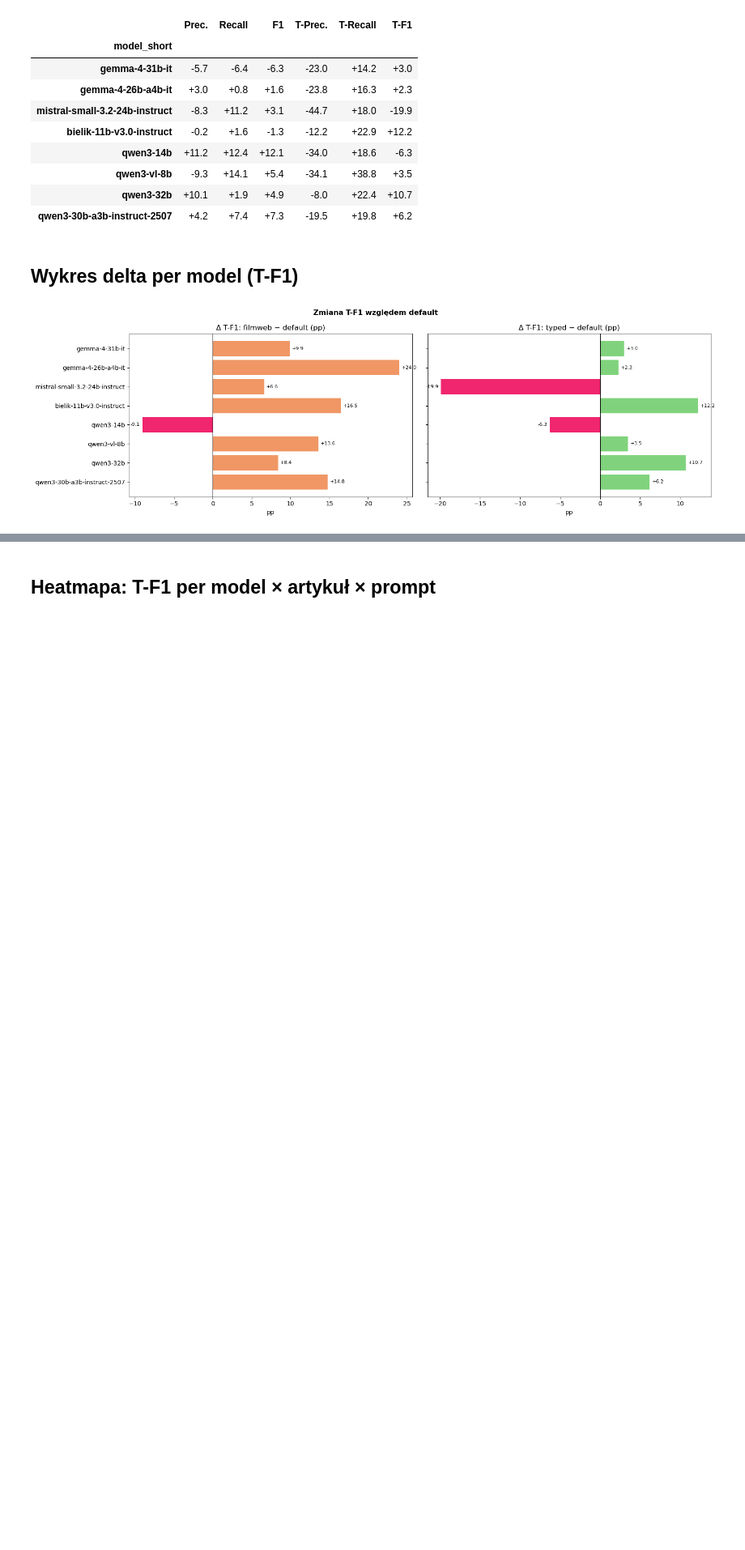
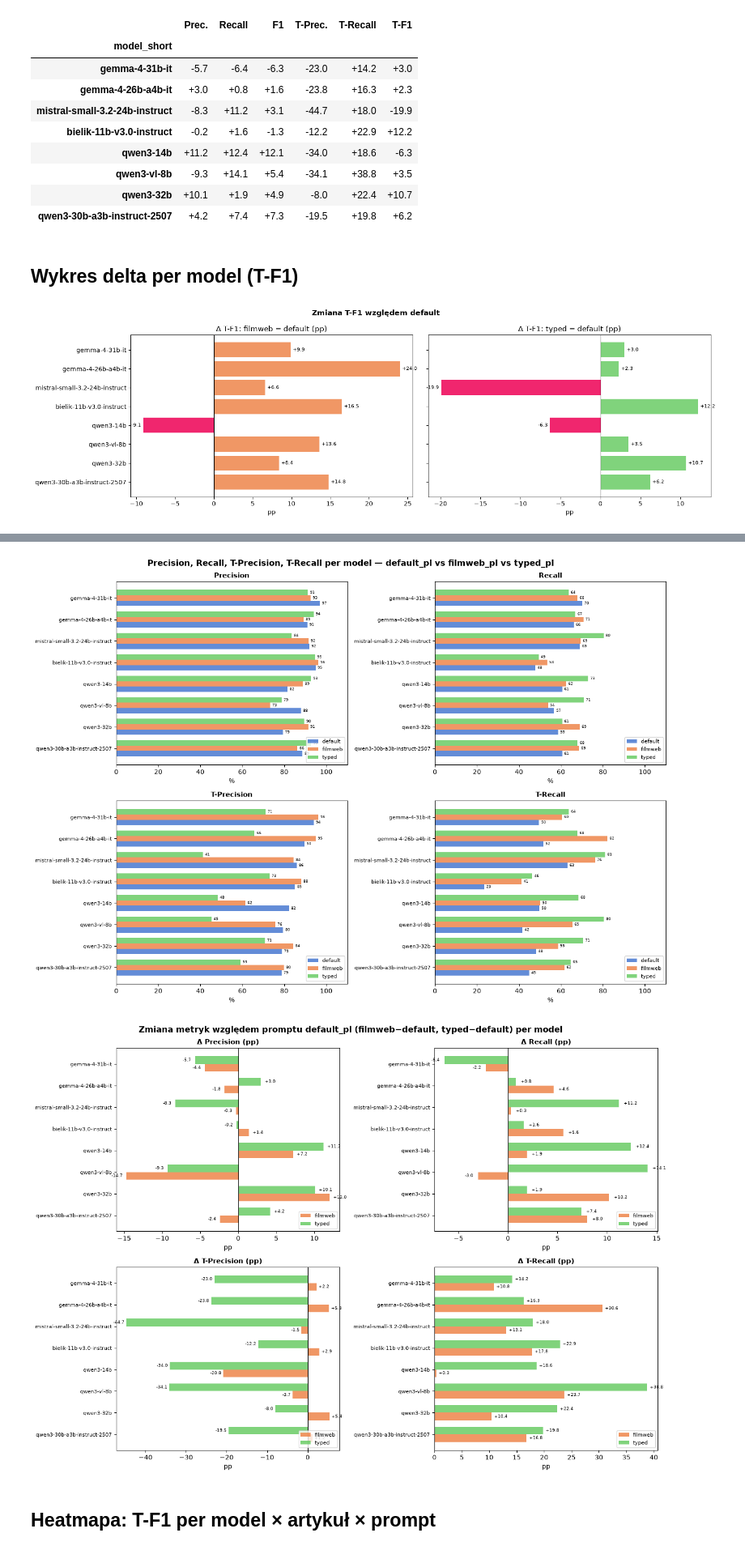
Before and after one commit to Rafal354/RAG-Knowledge-Graph-Builder, a Jupyter notebook: sql/a_steps/step_3_fine_tuning_prompt/analysis.ipynb, the cells around one changed output, grey strips where cells are left out. Shown at 81% size. Drawn from its saved outputs; the diff is of its cells as text; code cells hidden in the pictures; blank space fills up the shorter version.

```diff
--- a/sql/a_steps/step_3_fine_tuning_prompt/analysis.ipynb
+++ b/sql/a_steps/step_3_fine_tuning_prompt/analysis.ipynb
@@ -386,2 +388,76 @@ plt.show()
+# %%
+metrics4 = ["precision", "recall", "t_precision", "t_recall"]
+mlabels4 = ["Precision", "Recall", "T-Precision", "T-Recall"]
+
+fig, axes = plt.subplots(2, 2, figsize=(14, 10))
+axes = axes.flatten()
+
+y = np.arange(len(model_order))
+h = 0.25
+
+for ax, metric, mlabel in zip(axes, metrics4, mlabels4):
+    for i, versus in enumerate(PROMPTS):
+        color = PROMPT_COLORS[versus]
+        vals = []
+        for m in model_order[::-1]:
+            try:
+                vals.append(pivot_mp[metric][versus][m] * 100)
+            except KeyError:
+                vals.append(float("nan"))
+        offset = (i - 1) * h
+        bars = ax.barh(y + offset, vals, h, label=versus, color=color, alpha=0.85)
+        for bar, val in zip(bars, vals):
+            if not np.isnan(val):
+                ax.text(val + 1, bar.get_y() + bar.get_height() / 2,
+                        f"{val:.0f}", va="center", fontsize=6)
+    ax.set_yticks(y)
+    ax.set_yticklabels(model_order[::-1], fontsize=8)
+    ax.set_title(mlabel, fontsize=11, fontweight="bold")
+    ax.set_xlabel("%")
+    ax.set_xlim(0, 110)
+    ax.legend(fontsize=8, loc="lower right")
+
+fig.suptitle("Precision, Recall, T-Precision, T-Recall per model — default_pl vs filmweb_pl vs typed_pl",
+             fontsize=13, fontweight="bold")
+fig.tight_layout()
+plt.show()
+
+# ── Delta względem default (pp) — jak poprzednio, dla porównania obok wartości bezwzględnych ──
+fig, axes = plt.subplots(2, 2, figsize=(14, 10))
+axes = axes.flatten()
+
+for ax, metric, mlabel in zip(axes, metrics4, mlabels4):
+    for i, versus in enumerate(["filmweb", "typed"]):
+        color = PROMPT_COLORS[versus]
+        deltas = []
+        for m in model_order[::-1]:
+            try:
+                d_default = pivot_mp[metric]["default"][m]
+                d_versus = pivot_mp[metric][versus][m]
+                deltas.append((d_versus - d_default) * 100)
+            except KeyError:
+                deltas.append(float("nan"))
+        offset = (i - 0.5) * (h * 1.4)
+        bars = ax.barh(y + offset, deltas, h * 1.4, label=versus, color=color, alpha=0.85)
+        for bar, val in zip(bars, deltas):
+            if not np.isnan(val):
+                ax.text(val + (0.5 if val >= 0 else -0.5),
+                        bar.get_y() + bar.get_height() / 2,
+                        f"{val:+.1f}", va="center",
+                        ha="left" if val >= 0 else "right", fontsize=6.5)
+    ax.axvline(0, color="black", linewidth=0.8)
+    ax.set_yticks(y)
+    ax.set_yticklabels(model_order[::-1], fontsize=8)
+    ax.set_title(f"Δ {mlabel} (pp)", fontsize=11, fontweight="bold")
+    ax.set_xlabel("pp")
+    ax.legend(fontsize=8, loc="lower right")
+
+fig.suptitle("Zmiana metryk względem promptu default_pl (filmweb−default, typed−default) per model",
+             fontsize=13, fontweight="bold")
+fig.tight_layout()
+plt.show()
+# %% [output]
+[figure, added]
+[figure, added]
 # %% [markdown]
 ## Heatmapa: T-F1 per model × artykuł × prompt
```
Also changed, not shown: parts of 12 cells of this notebook.
